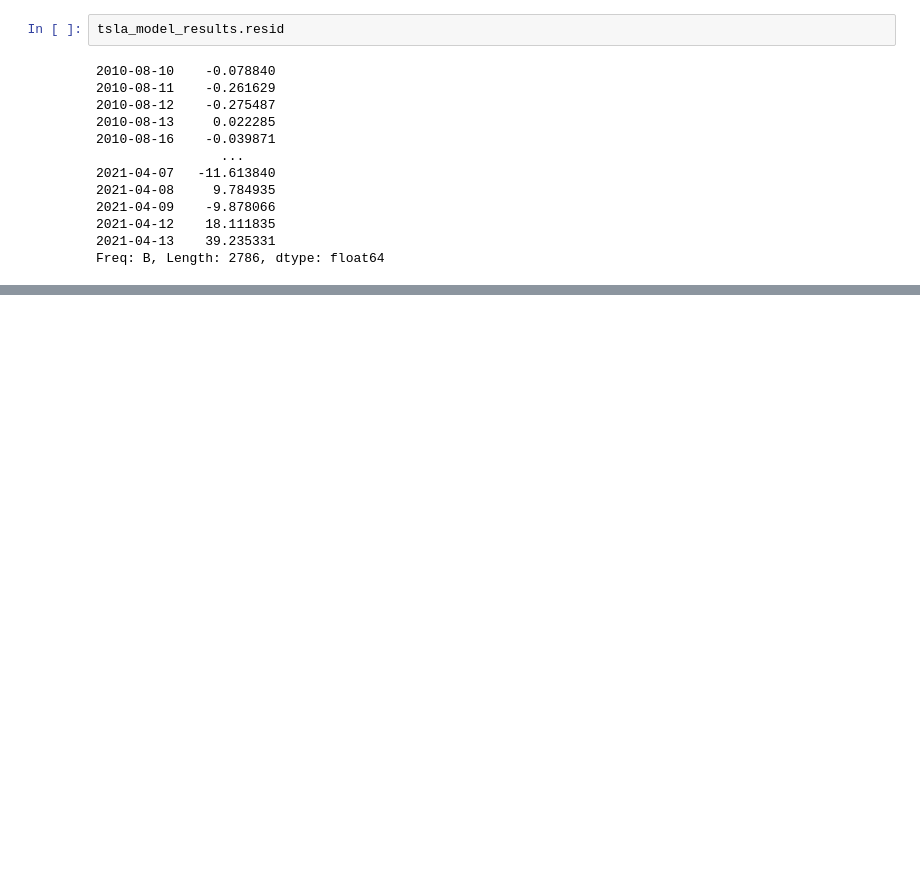
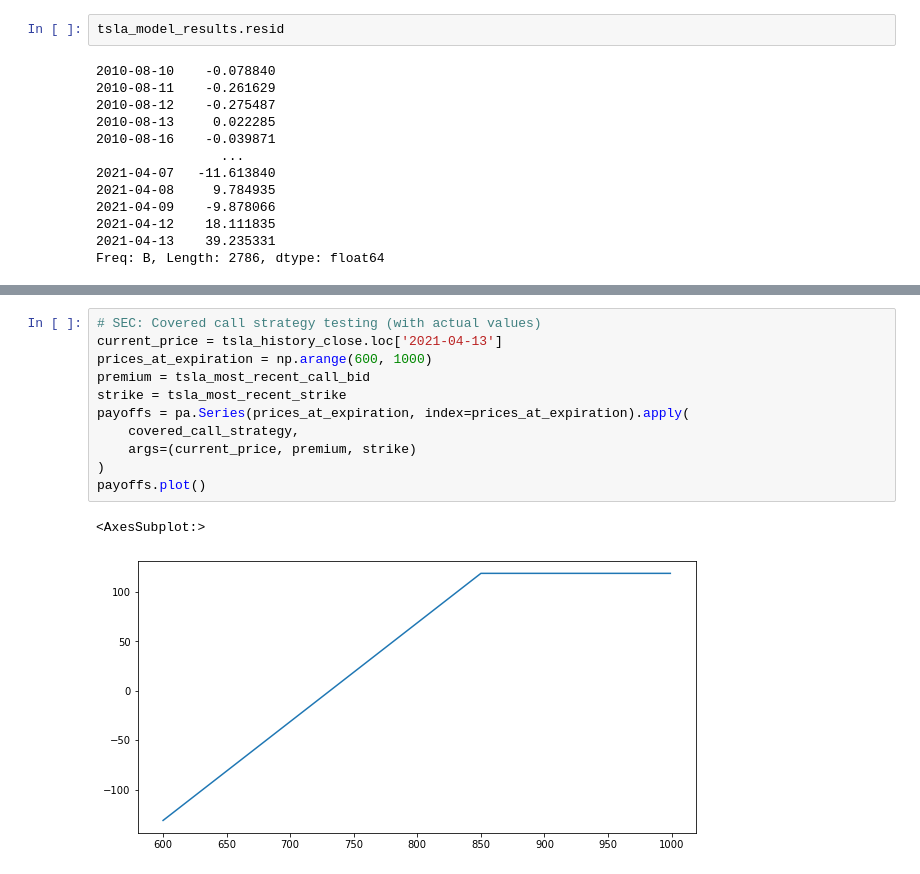
Before and after one commit to bartbkr/econ_338_spr2021, a Jupyter notebook: intro_to_comp_finance_2/cf_2_project.ipynb, the cells around one changed output, grey strips where cells are left out. Cells and saved outputs as stored; diff of their text form; blank space fills up the shorter version.

```diff
--- a/intro_to_comp_finance_2/cf_2_project.ipynb
+++ b/intro_to_comp_finance_2/cf_2_project.ipynb
@@ -342,0 +383,14 @@ Freq: B, dtype: float64
+# %%
+# SEC: Covered call strategy testing (with actual values)
+current_price = tsla_history_close.loc['2021-04-13']
+prices_at_expiration = np.arange(600, 1000)
+premium = tsla_most_recent_call_bid
+strike = tsla_most_recent_strike
+payoffs = pa.Series(prices_at_expiration, index=prices_at_expiration).apply(
+    covered_call_strategy,
+    args=(current_price, premium, strike)
+)
+payoffs.plot()
+# %% [output]
+<AxesSubplot:>
+[figure, added]
```
Also changed, not shown: parts of 19 cells of this notebook.
